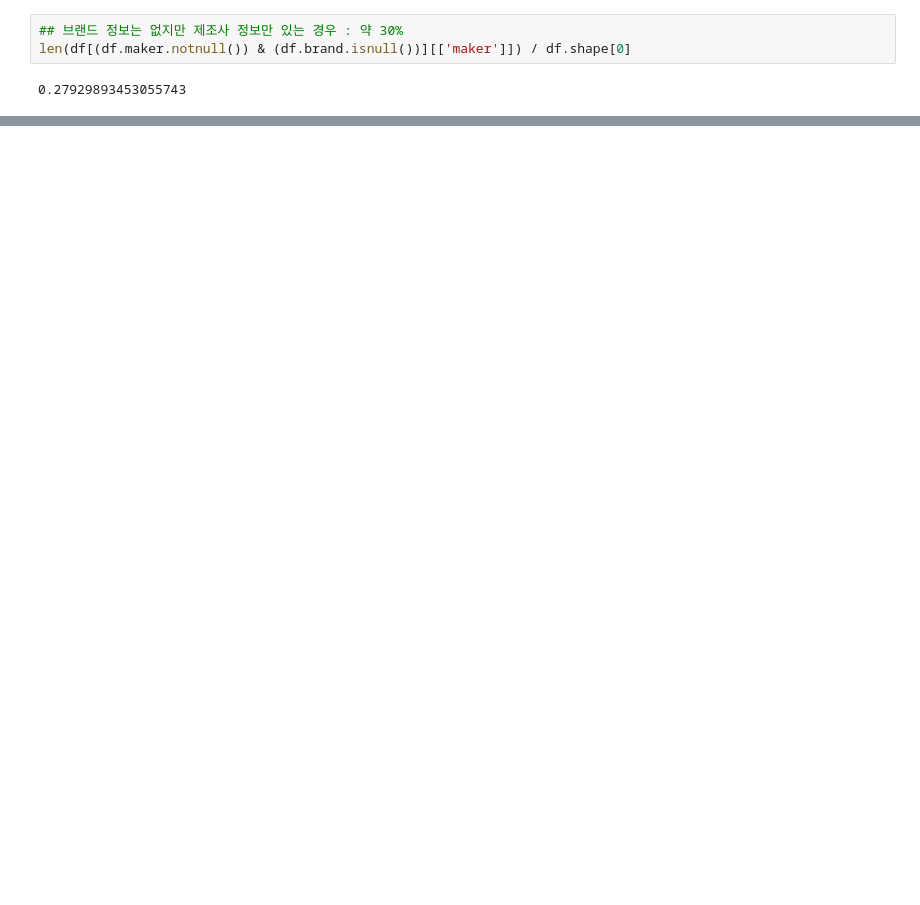
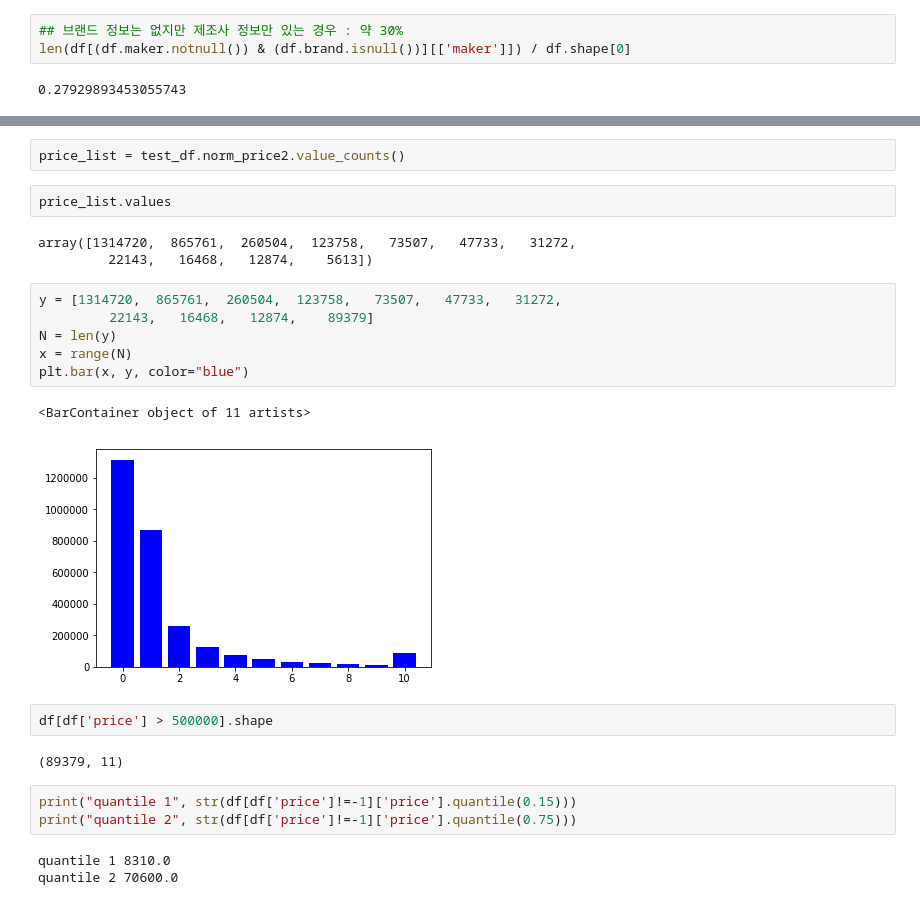
Before and after one commit to dunna-error/shopping-classification, a Jupyter notebook: yamarae/eda/02_eda_dataframe.ipynb, the cells around one changed output, grey strips where cells are left out. Drawn from its saved outputs; the diff is of its cells as text; blank space fills up the shorter version.

```diff
--- a/yamarae/eda/02_eda_dataframe.ipynb
+++ b/yamarae/eda/02_eda_dataframe.ipynb
@@ -377,0 +460,26 @@ df[(df.maker.notnull()) & (df.brand.isnull()) & ~df['maker'].isin(exception_list
+# %%
+price_list = test_df.norm_price2.value_counts()
+# %%
+price_list.values
+# %% [output]
+array([1314720,  865761,  260504,  123758,   73507,   47733,   31272,
+         22143,   16468,   12874,    5613])
+# %%
+y = [1314720,  865761,  260504,  123758,   73507,   47733,   31272,
+         22143,   16468,   12874,    89379]
+N = len(y)
+x = range(N)
+plt.bar(x, y, color="blue")
+# %% [output]
+<BarContainer object of 11 artists>
+[figure, added]
+# %%
+df[df['price'] > 500000].shape
+# %% [output]
+(89379, 11)
+# %%
+print("quantile 1", str(df[df['price']!=-1]['price'].quantile(0.15)))
+print("quantile 2", str(df[df['price']!=-1]['price'].quantile(0.75)))
+# %% [output]
+quantile 1 8310.0
+quantile 2 70600.0
```
Also changed, not shown: parts of 60 cells of this notebook.
